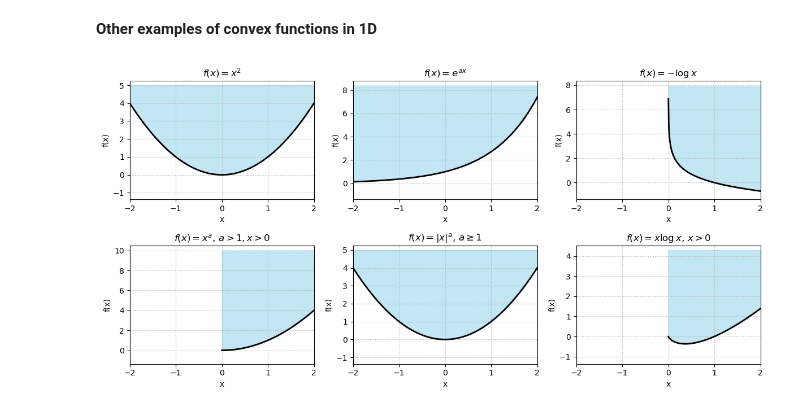
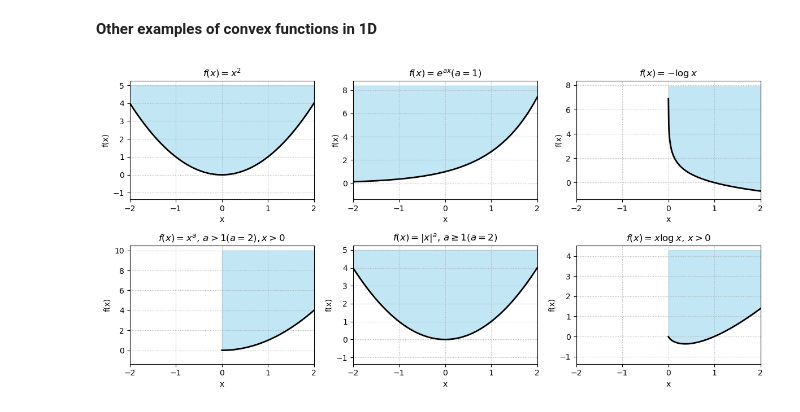
Before and after one commit to felipe-tobar/Maths-for-ML, a Jupyter notebook: tutorials/optimisation.ipynb, the cells around one changed output. Saved outputs shown, nothing was run; the diff lists cells and outputs as text; code cells hidden in the pictures.

```diff
--- a/tutorials/optimisation.ipynb
+++ b/tutorials/optimisation.ipynb
@@ -469,7 +469,7 @@ axes[0].set_title(r"$f(x) = x^2$")
 f2 = np.exp(a * x1)
 axes[1].plot(x1, f2, 'k', lw=2)
 axes[1].fill_between(x1, f2, f2.max()+1, color='skyblue', alpha=0.5)
-axes[1].set_title(r"$f(x) = e^{ax}$")
+axes[1].set_title(r"$f(x) = e^{ax} (a=1)$")
 
 # 3. f(x) = -\log x
 f3 = -np.log(x_pos)
@@ -478,33 +478,33 @@ axes[2].fill_between(x_pos, f3, f3.max()+1, color='skyblue', alpha=0.5)
 axes[2].set_title(r"$f(x) = -\log x$")
 
 # 4. f(x) = x^a, a>1
 a_power = 2
 f4 = x_pos**a_power
 axes[3].plot(x_pos, f4, 'k', lw=2)
 axes[3].fill_between(x_pos, f4, f4.max()+1, color='skyblue', alpha=0.5)
-axes[3].set_title(r"$f(x) = x^a,\, a>1, x>0$")
+axes[3].set_title(r"$f(x) = x^a,\, a>1 (a=2), x>0$")
 
 # 5. f(x) = |x|^a, a≥1
 f5 = np.abs(x1)**a_power
 axes[4].plot(x1, f5, 'k', lw=2)
 axes[4].fill_between(x1, f5, f5.max()+1, color='skyblue', alpha=0.5)
-axes[4].set_title(r"$f(x) = |x|^a,\, a \geq 1$")
+axes[4].set_title(r"$f(x) = |x|^a,\, a \geq 1 (a=2)$")
 
 # 6. f(x) = x log x
 f6 = x_pos * np.log(x_pos)
 axes[5].plot(x_pos, f6, 'k', lw=2)
 axes[5].fill_between(x_pos, f6, f6.max()+1, color='skyblue', alpha=0.5)
 axes[5].set_title(r"$f(x) = x\log x,\, x>0$")
 
 # Clean up
 for ax in axes:
     ax.grid(True, ls=":")
     ax.set_xlim(x1.min(), x1.max())
     ax.set_ylim(bottom=min(f6.min(), f1.min()) - 1)
     ax.set_xlabel("x")
     ax.set_ylabel("f(x)")
 
 plt.tight_layout()
 plt.savefig("../img/optimisation_convex_1d_examples.pdf");
 # %% [output]
-[figure, old version]
+[figure, new version]
```
Also changed, not shown: parts of 4 cells of this notebook, 4 other files.
